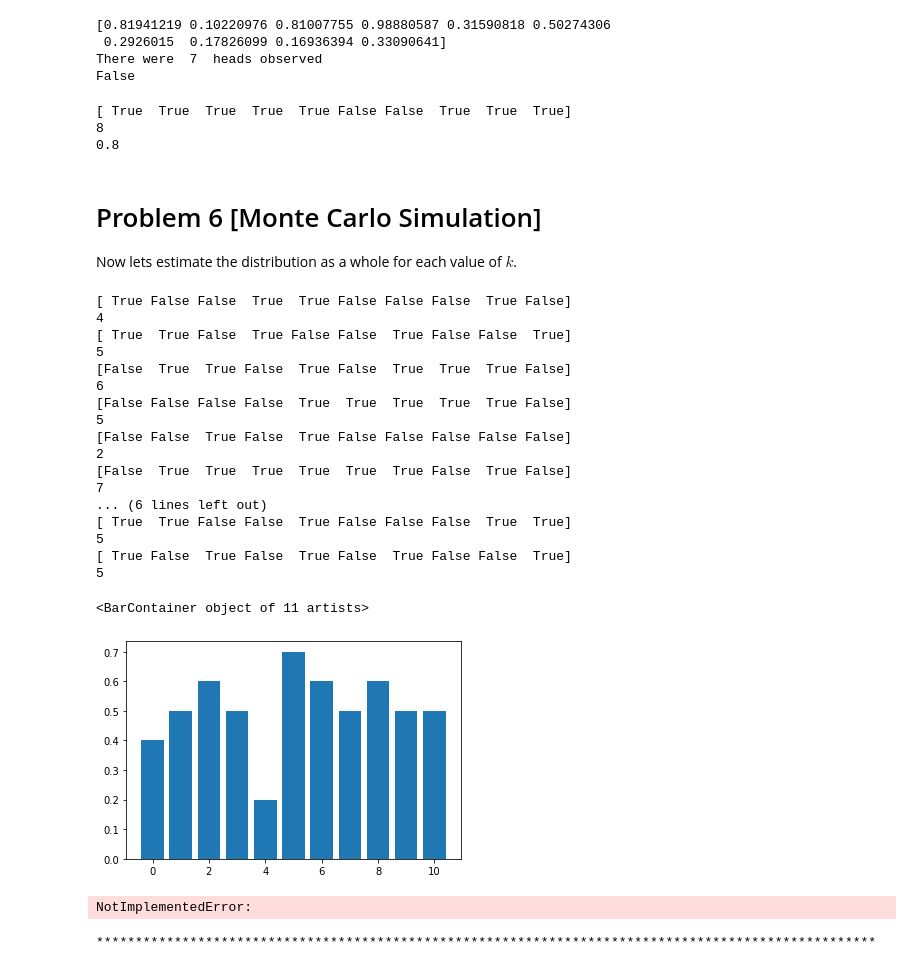
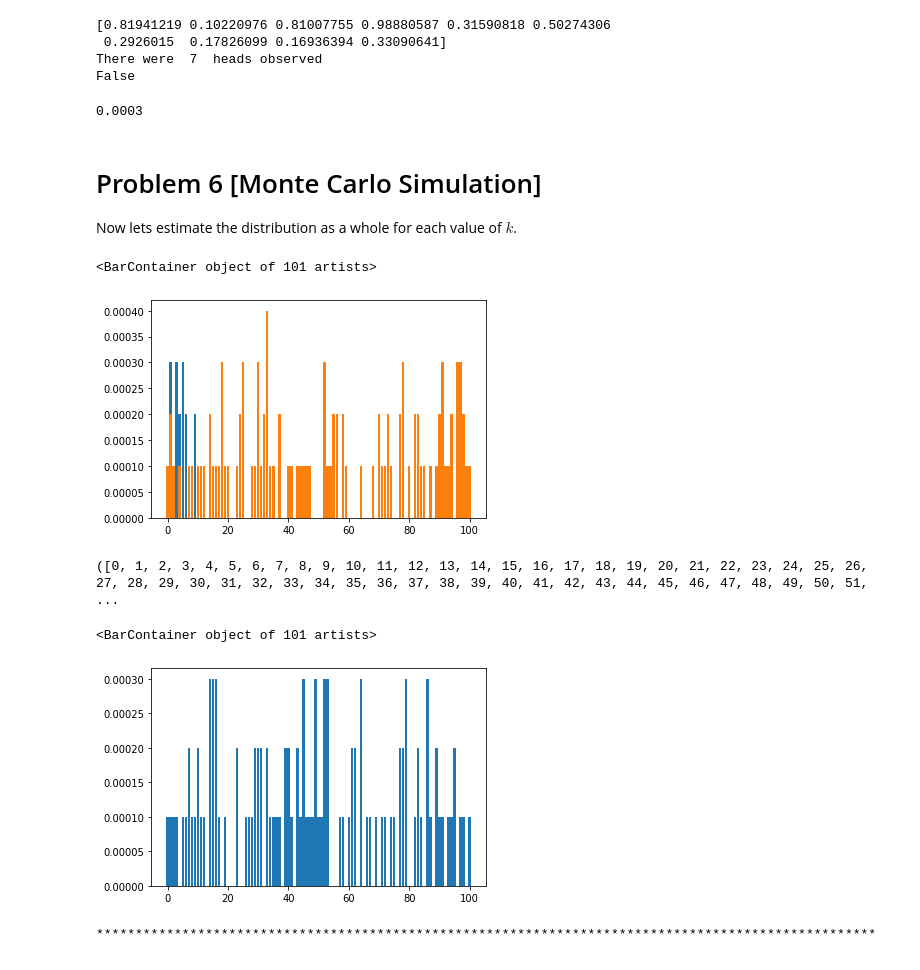
Before and after one commit to ghostpress/CS237-Summer-2-2021, a Jupyter notebook: HW1/HW1.ipynb, the cells around one changed output. Drawn from its saved outputs; the diff is of its cells as text; code cells hidden in the pictures.

Commit message:
Worked on problems 5-9

```diff
--- a/HW1/HW1.ipynb
+++ b/HW1/HW1.ipynb
@@ -277,60 +277,44 @@ def simulate(n,p,k,N=10000):
     # Counter for the number of times the simulated string contained k heads
     c = 0
 
-    trials = random(n)
-    coin_outcomes = trials < p
-    print(coin_outcomes)
-
-    c = np.count_nonzero(coin_outcomes)
-    print(c)
     # while we can broadcast the entire simulation, we should break it into batches
-    # for i in range(n):
+    for i in range(N):
 
         # Start with uniform draws
-        # trials = random(i)
+        trials = random(i)
 
         # Convert  floats to outcomes (heads/tails)
-        # coin_outcomes = trials < p
+        coin_outcomes = trials < p
 
-        # if condition is met, this will be 1 (True) and 0 otherwise (false)
-        # c += coin_outcomes  # '+' doesn't work but 'sum()' does
-        # c = np.count_nonzero(coin_outcomes)
+        # counts non-zero (ie True) elements to get the number of heads
+        num_heads = np.count_nonzero(coin_outcomes)
 
-    return c/n
+        # if k heads come up, increment the counter
+        c += int(num_heads) == k
 
-print(simulate(10,.5,5))
+    return c/N
+
+#seed(42)  # for testing
+print(simulate(10,.5,5))  # expected value ~ 0.246 (problem 4)
 # %% [output]
-[ True  True  True  True  True False False  True  True  True]
-8
-0.8
+0.0003
 # %% [markdown]
 # Problem 6 [Monte Carlo Simulation]
 Now lets estimate the distribution as a whole for each value of $k$.
 # %%
 # Super Slow way to plot the probability function for k=0,1,...,n
 # Can you think about how you can speed it up?
 p=.5
 n=10
 x = [i for i in range(0,n+1)]
-pr_x = [simulate(n,p,i) for i in x] # ??? why are we passing i for N?
+pr_x = [simulate(n,p,i) for i in x]
 plt.bar(x,pr_x)
+
+# Testing function below
+n, p = 100, 0.9
+x = [i for i in range(0,n+1)]
+pr_x = [simulate(n,p,i) for i in x]
+plt.bar(x,pr_x)
 # %% [output]
-[ True False False  True  True False False False  True False]
-4
-[ True  True False  True False False  True False False  True]
-5
-[False  True  True False  True False  True  True  True False]
-6
-[False False False False  True  True  True  True  True False]
-5
-[False False  True False  True False False False False False]
-2
-[False  True  True  True  True  True  True False  True False]
-7
-... (6 lines left out)
-[ True  True False False  True False False False  True  True]
-5
-[ True False  True False  True False  True False False  True]
-5
+<BarContainer object of 101 artists>
-<BarContainer object of 11 artists>
-[figure, old version]
+[figure, new version]
@@ -340,11 +329,16 @@ def simulate_distribution(n, p, N=10000, non_zero = True):
 # %%
 n, p = 100, .9
-simulated_dist = simulate_distribution(n,p)
-x = sorted([i for i in simulated_dist])
-Pr_x = [simulated_dist[i] for i in x]
+
+simulated_dist = simulate_distribution(n, p)  # empty variable
+print(simulated_dist)
+
+x = sorted([i for i in simulated_dist[0]])
+Pr_x = [simulated_dist[1][i] for i in x]
 plt.bar(x, Pr_x)
 # %% [output]
-NotImplementedError:
+([0, 1, 2, 3, 4, 5, 6, 7, 8, 9, 10, 11, 12, 13, 14, 15, 16, 17, 18, 19, 20, 21, 22, 23, 24, 25, 26, 27, 28, 29, 30, 31, 32, 33, 34, 35, 36, 37, 38, 39, 40, 41, 42, 43, 44, 45, 46, 47, 48, 49, 50, 51,  ...
+<BarContainer object of 101 artists>
+[figure, added]
 # %%
 print("*" * 100)
 # %% [output]
```
Also changed, not shown: parts of 7 cells of this notebook.
